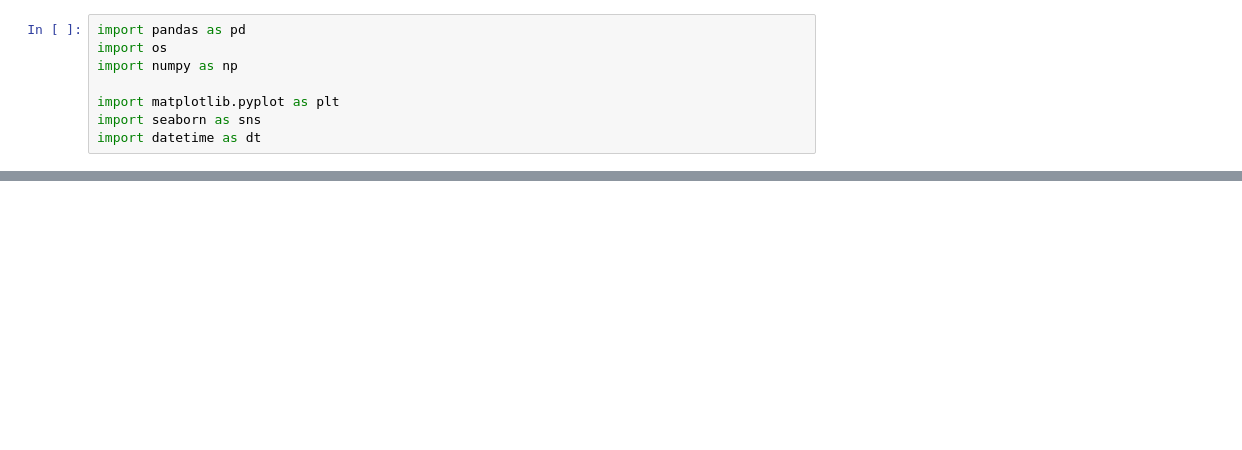
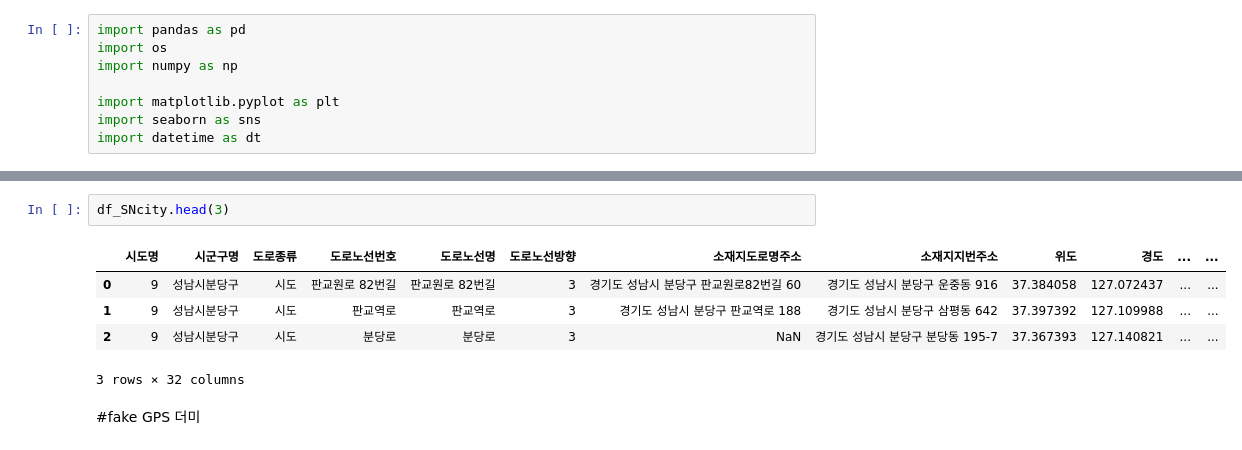
Before and after one commit to olivia-sp/smart-sv-dev, a Jupyter notebook: ssv_getRoadPOI_v0_0_olivia.ipynb, the cells around one changed output, grey strips where cells are left out. Saved outputs shown, nothing was run; the diff lists cells and outputs as text; blank space fills up the shorter version.

```diff
--- a/ssv_getRoadPOI_v0_0_olivia.ipynb
+++ b/ssv_getRoadPOI_v0_0_olivia.ipynb
@@ -81,0 +96,10 @@ df_raw_data = df_raw_data.reset_index()
+# %%
+df_SNcity.head(3)
+# %% [output]
+|  | 시도명 | 시군구명 | 도로종류 | 도로노선번호 | 도로노선명 | 도로노선방향 | 소재지도로명주소 | 소재지지번주소 | 위도 | 경도 | ... | ... |
+| 0 | 9 | 성남시분당구 | 시도 | 판교원로 82번길 | 판교원로 82번길 | 3 | 경기도 성남시 분당구 판교원로82번길 60 | 경기도 성남시 분당구 운중동 916 | 37.384058 | 127.072437 | ... | ... |
+| 1 | 9 | 성남시분당구 | 시도 | 판교역로 | 판교역로 | 3 | 경기도 성남시 분당구 판교역로 188 | 경기도 성남시 분당구 삼평동 642 | 37.397392 | 127.109988 | ... | ... |
+| 2 | 9 | 성남시분당구 | 시도 | 분당로 | 분당로 | 3 | NaN | 경기도 성남시 분당구 분당동 195-7 | 37.367393 | 127.140821 | ... | ... |
+3 rows × 32 columns
+# %% [markdown]
+#fake GPS 더미
```
Also changed, not shown: parts of 21 cells of this notebook.
